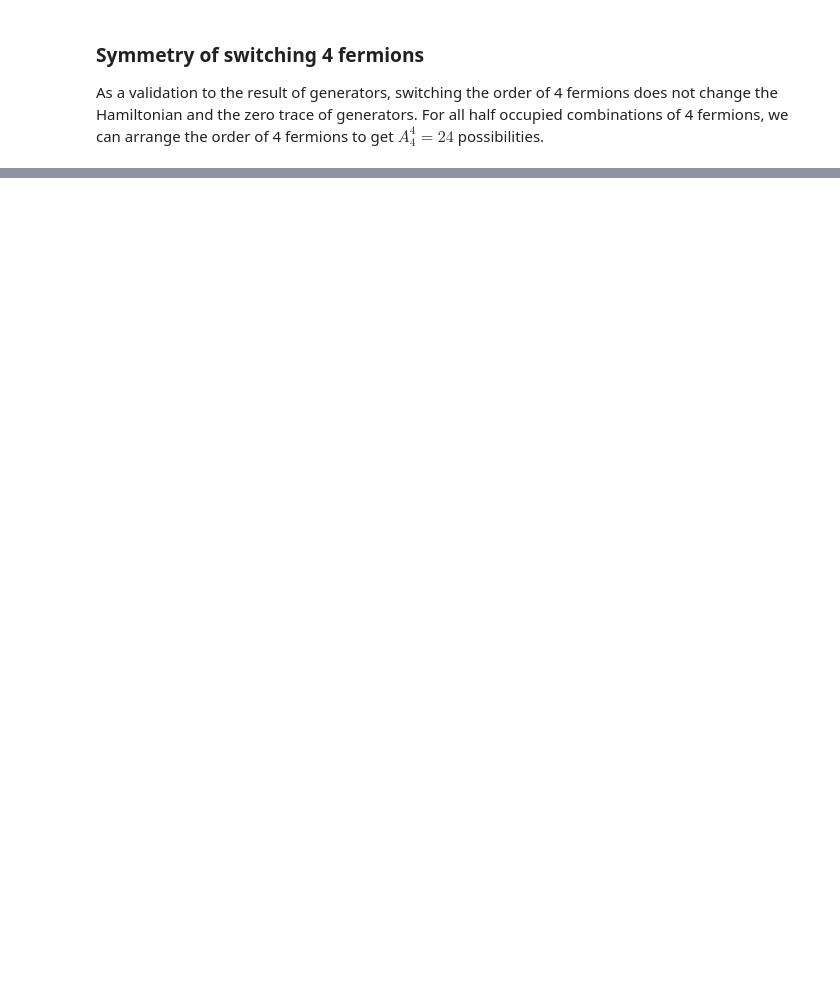
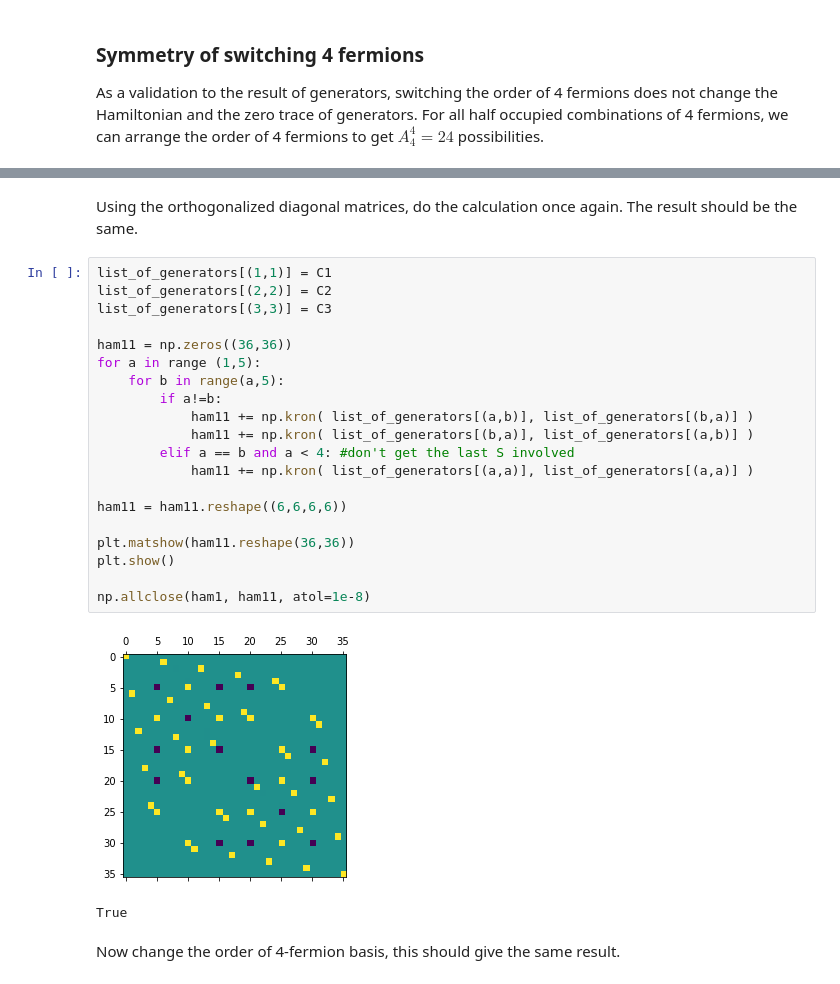
Before and after one commit to Peiyuan-Cai/so6_chain, a Jupyter notebook: so6notebook.ipynb, the cells around one changed output, grey strips where cells are left out. Saved outputs shown, nothing was run; the diff lists cells and outputs as text; blank space fills up the shorter version.

```diff
--- a/so6notebook.ipynb
+++ b/so6notebook.ipynb
@@ -352,0 +328,27 @@ array([[-0.5,  0. ,  0. ,  0. ,  0. ,  0. ],
+# %% [markdown]
+Using the orthogonalized diagonal matrices, do the calculation once again. The result should be the same.
+# %%
+list_of_generators[(1,1)] = C1
+list_of_generators[(2,2)] = C2
+list_of_generators[(3,3)] = C3
+
+ham11 = np.zeros((36,36))
+for a in range (1,5):
+    for b in range(a,5):
+        if a!=b:
+            ham11 += np.kron( list_of_generators[(a,b)], list_of_generators[(b,a)] )
+            ham11 += np.kron( list_of_generators[(b,a)], list_of_generators[(a,b)] )
+        elif a == b and a < 4: #don't get the last S involved
+            ham11 += np.kron( list_of_generators[(a,a)], list_of_generators[(a,a)] )
+
+ham11 = ham11.reshape((6,6,6,6))
+
+plt.matshow(ham11.reshape(36,36))
+plt.show()
+
+np.allclose(ham1, ham11, atol=1e-8)
+# %% [output]
+[figure, added]
+True
+# %% [markdown]
+Now change the order of 4-fermion basis, this should give the same result.
```
Also changed, not shown: parts of 15 cells of this notebook.
